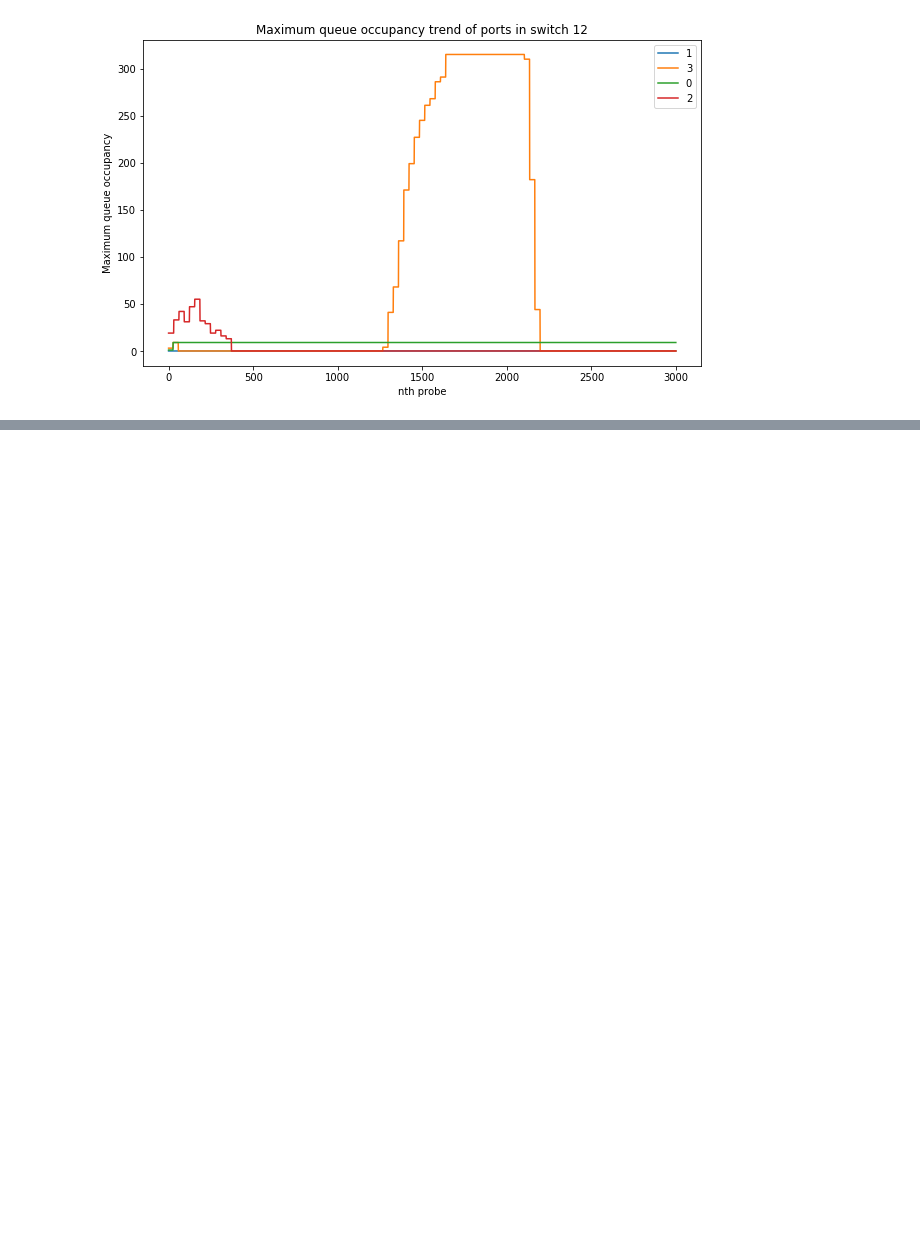
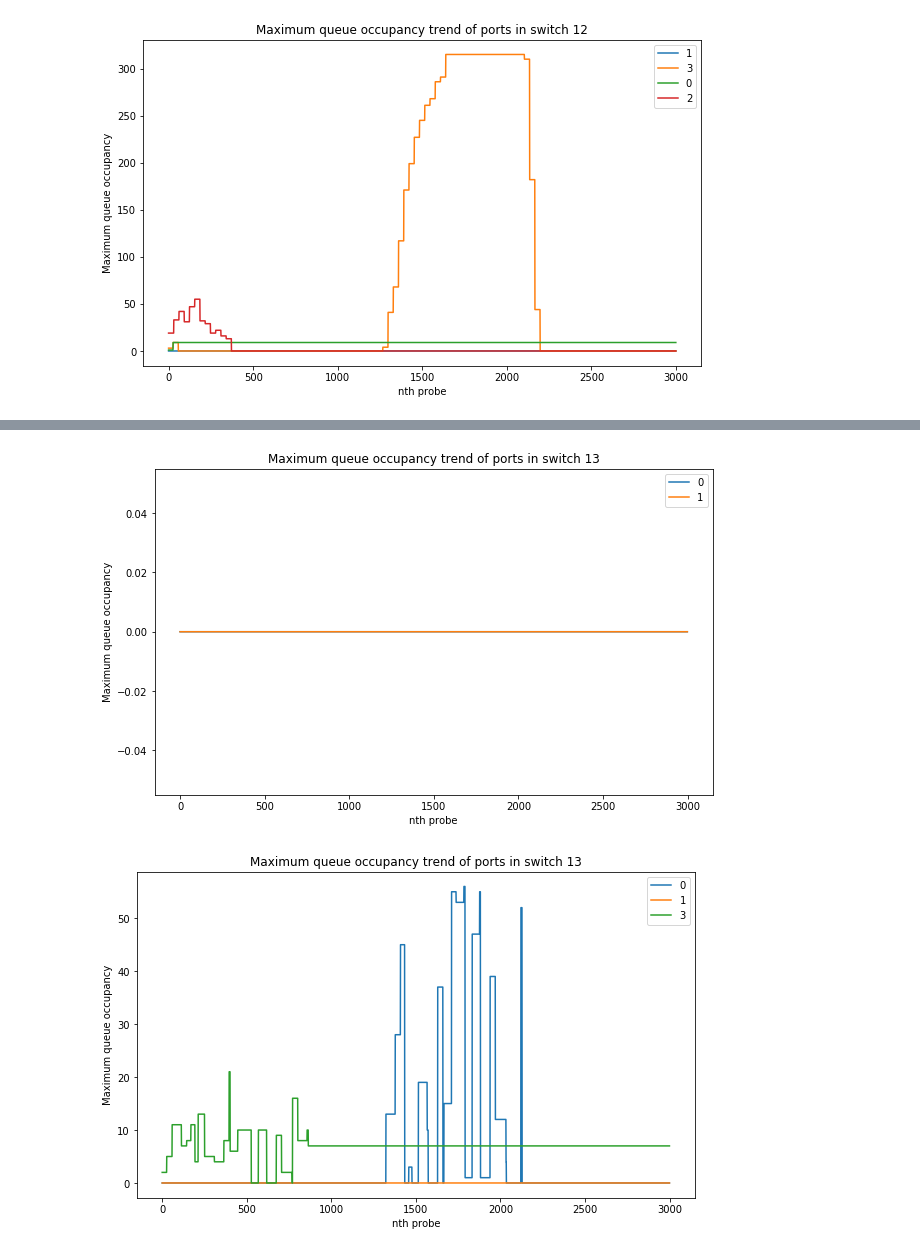
Before and after one commit to sbibek/Ns3DataplaneSimulation, a Jupyter notebook: ns-3.33/probeanalysis.ipynb, the cells around one changed output, grey strips where cells are left out. Cells and saved outputs as stored; diff of their text form; code cells hidden in the pictures; blank space fills up the shorter version.

```diff
--- a/ns-3.33/probeanalysis.ipynb
+++ b/ns-3.33/probeanalysis.ipynb
@@ -58,0 +81,9 @@ processProbeLog("probe12-1000p.log")
+# %%
+# switch 13 stats with and without transfer
+# in this case port 3 should show some activity
+# ALSO THIS DOESNT SEEM TO BE THE CASE
+processProbeLog("t0-3-s13-1000p.log")
+processProbeLog("t0-3-s13-1000p-bt.log")
+# %% [output]
+[figure, added]
+[figure, added]
```
Also changed, not shown: parts of 4 cells of this notebook, 8 other files.
